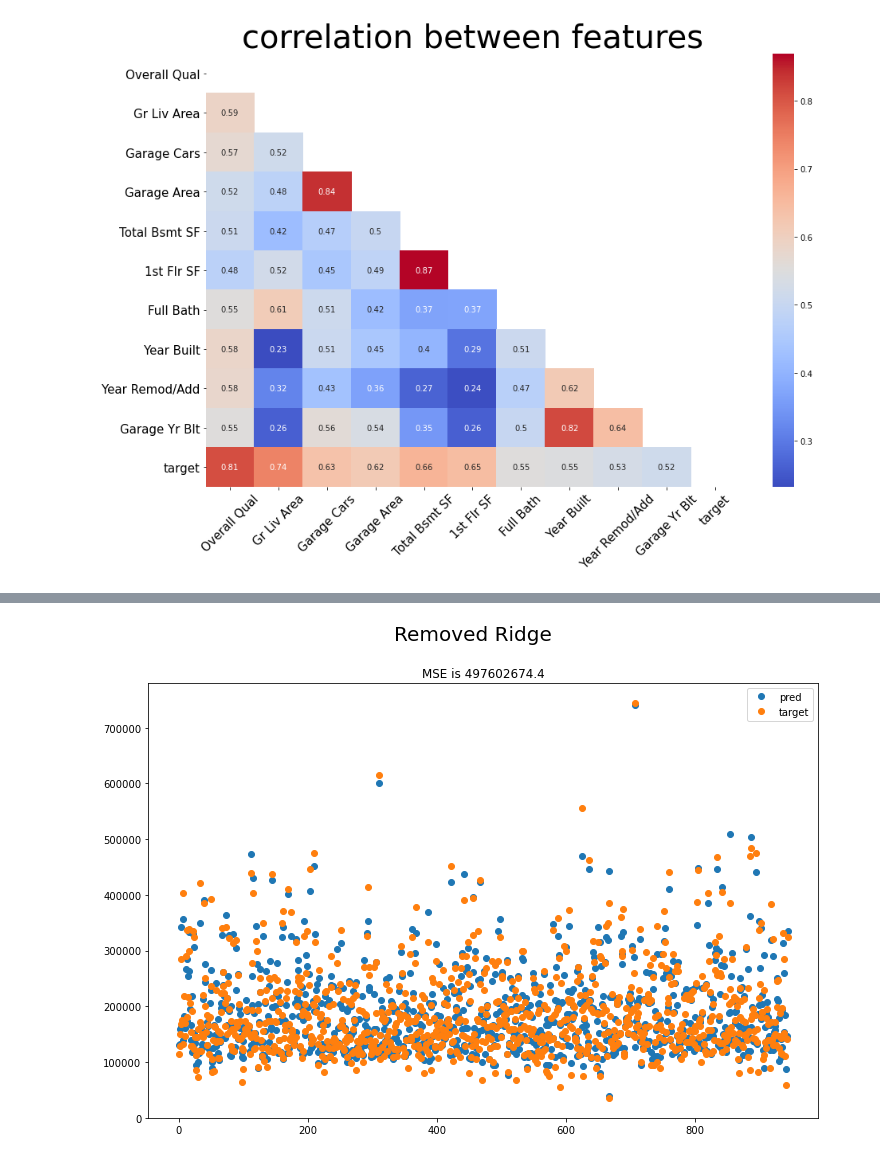
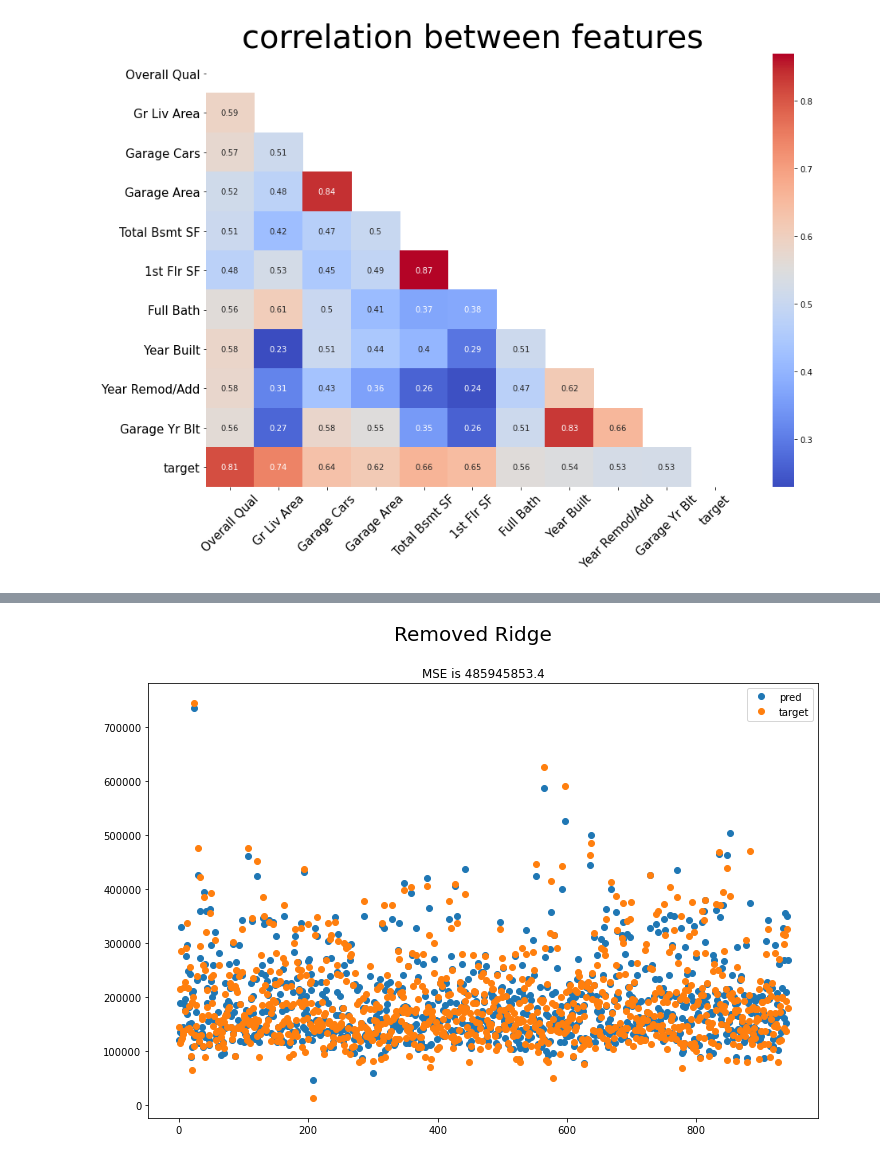
Before and after one commit to gdsc-ssu/AI-ML, a Jupyter notebook: week12/housePrice.ipynb, the cells around one changed output, grey strips where cells are left out. Saved outputs shown, nothing was run; the diff lists cells and outputs as text; code cells hidden in the pictures.

Commit message:
remove high corr column and outlier

```diff
--- a/week12/housePrice.ipynb
+++ b/week12/housePrice.ipynb
@@ -32,4 +30 @@ Index(['id', 'Overall Qual', 'Gr Liv Area', 'Garage Cars', 'Garage Area',
       dtype='object')
-# %%
-features = numerical[1:-1]
-features
@@ -74,4 +63,3 @@ def get_IQR(df):
 # %%
-outlier_dict = get_IQR(train)
-plot_features(train,"Outlier",outlier_dict, is_outlier=True)
+plot_features(train,"Outlier", numeric_features, outlier_dict, is_outlier=True)
 # %% [output]
@@ -153,0 +111,5 @@ def normal_equation(df,features):
+# %%
+total_features = train.columns[1:-1] #id,target을 제거해준 모든 피쳐
+valid_features =  total_features.drop(['Garage Cars','Garage Yr Blt','1st Flr SF'])
+cat = CategoricalTransformer(train)
+X_train, X_eval, y_train, y_eval = train_test_split(cat.transform(train)[total_features],train['target'], train_size = 0.7, test_size = 0.3, random_state = 4)
@@ -154,9 +136,9 @@ def normal_equation(df,features):
 # %%
-def visualize(pred, label, name):
-  plt.figure(figsize = (12,8))
-  plt.plot(range(len(label)), pred, label = 'pred',linestyle='none',marker='o')
-  plt.plot(range(len(label)), label ,label = 'target',linestyle='none',marker='o')
-  mse = np.mean((label - pred) ** 2)
-  plt.suptitle(f'{name}',fontsize=20)
-  plt.title(f'MSE is {mse:.1f}')
-  plt.legend()
+def visualize(pred, y, name):
+    plt.figure(figsize = (12,8))
+    plt.plot(range(len(y)), pred, label = 'pred',linestyle='none',marker='o')
+    plt.plot(range(len(y)), y ,label = 'target',linestyle='none',marker='o')
+    mse = np.mean((y - pred) ** 2)
+    plt.suptitle(f'{name}',fontsize=20)
+    plt.title(f'MSE is {mse:.1f}')
+    plt.legend()
@@ -233,5 +155,5 @@ visualize(model.predict(X_eval), y_eval, 'Evaluate Ridge')
 # %%
-visualize(fit_model(X_train[r_features], y_train), y_train, 'Removed Ridge')
+visualize(fit_model(X_train[valid_features], y_train), y_train, 'Removed Ridge')
 # %% [output]
-[figure, old version]
+[figure, new version]
 # %%
```
Also changed, not shown: parts of 41 cells of this notebook.
